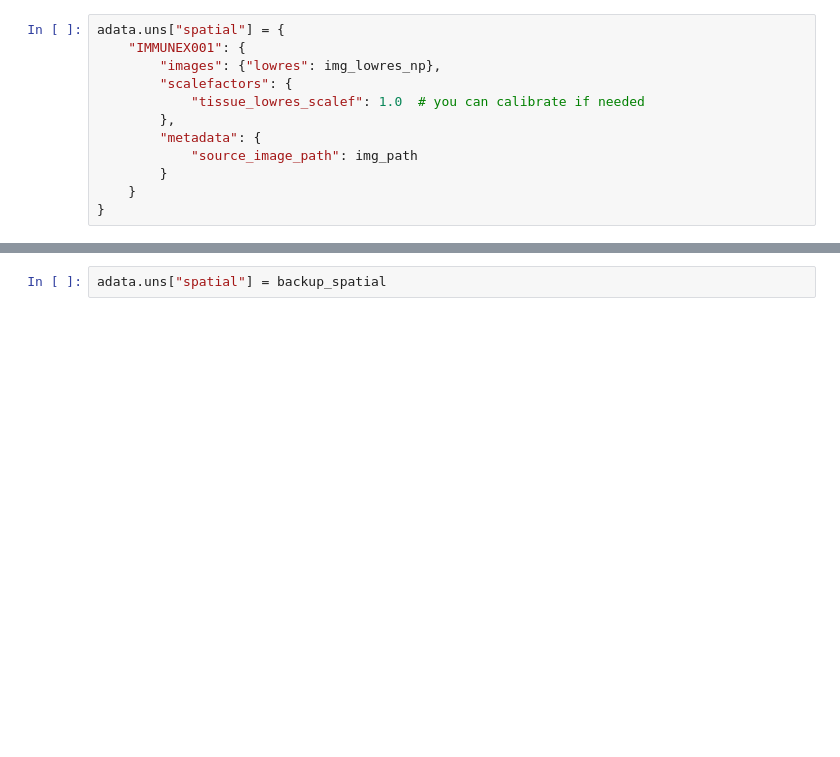
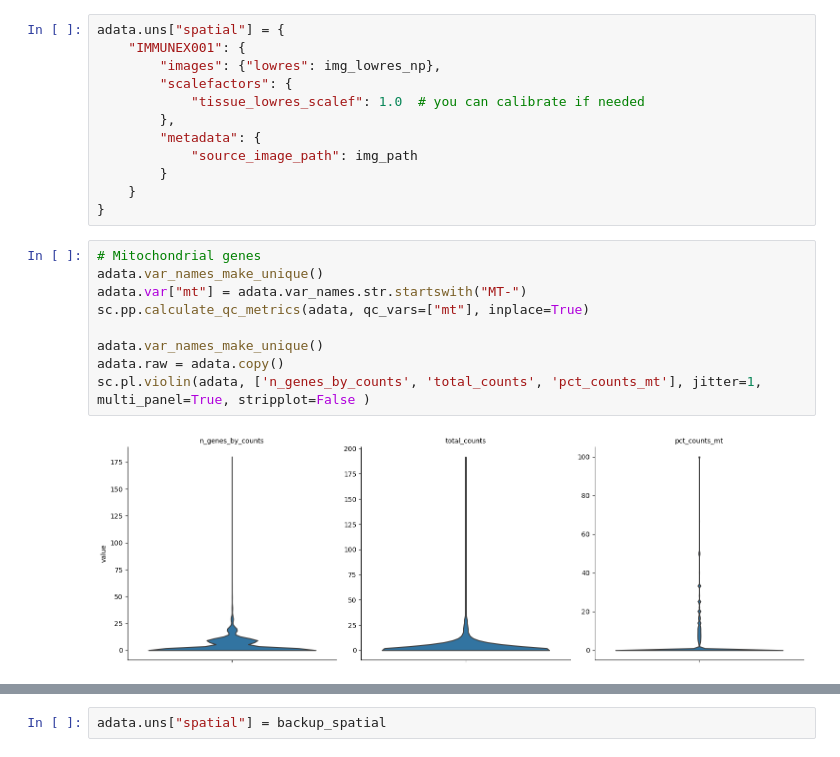
Before and after one commit to InforBio/IMMUNEX, a Jupyter notebook: notebooks/2.bin_analysis/1.2um-bin_analysis_IMMUNEX001-2umbin.ipynb, the cells around one changed output, grey strips where cells are left out. Drawn from its saved outputs; the diff is of its cells as text; blank space fills up the shorter version.

```diff
--- a/notebooks/2.bin_analysis/1.2um-bin_analysis_IMMUNEX001-2umbin.ipynb
+++ b/notebooks/2.bin_analysis/1.2um-bin_analysis_IMMUNEX001-2umbin.ipynb
@@ -46,6 +48,17 @@ adata.uns["spatial"] = {
         }
     }
 }
+# %%
+# Mitochondrial genes
+adata.var_names_make_unique()
+adata.var["mt"] = adata.var_names.str.startswith("MT-")
+sc.pp.calculate_qc_metrics(adata, qc_vars=["mt"], inplace=True)
+
+adata.var_names_make_unique()
+adata.raw = adata.copy()
+sc.pl.violin(adata, ['n_genes_by_counts', 'total_counts', 'pct_counts_mt'], jitter=1, multi_panel=True, stripplot=False )
+# %% [output]
+[figure, added]
 # %%
 # Quality filter
 sc.pp.calculate_qc_metrics(adata, inplace=True)
```
Also changed, not shown: parts of 6 cells of this notebook, 13 other files.
